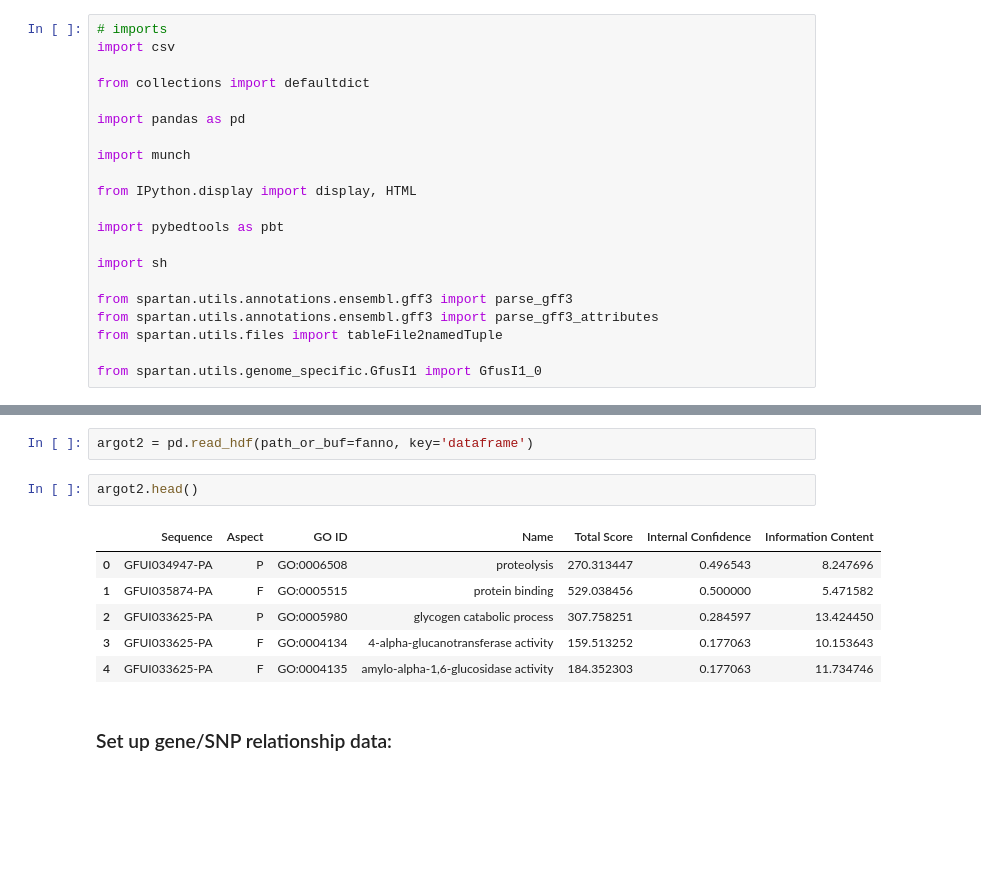
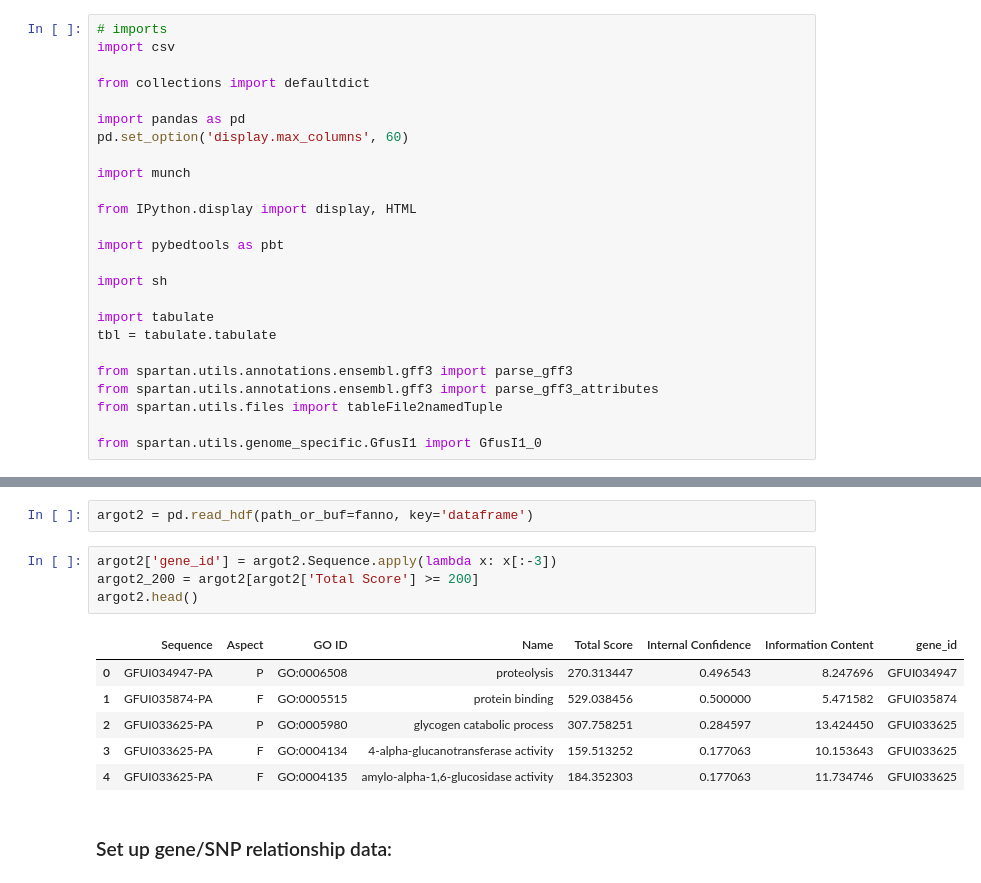
Before and after one commit to xguse/ipy_notebooks, a Jupyter notebook: YALE/ddrad58/2015-04-02_functional_annotation_table_generator_post_rerun.ipynb, the cells around one changed output, grey strips where cells are left out. Drawn from its saved outputs; the diff is of its cells as text; blank space fills up the shorter version.

```diff
--- a/YALE/ddrad58/2015-04-02_functional_annotation_table_generator_post_rerun.ipynb
+++ b/YALE/ddrad58/2015-04-02_functional_annotation_table_generator_post_rerun.ipynb
@@ -29,6 +31,7 @@ import csv
 from collections import defaultdict
 
 import pandas as pd
+pd.set_option('display.max_columns', 60)
 
 import munch
 
@@ -38,6 +41,9 @@ import pybedtools as pbt
 
 import sh
 
+import tabulate
+tbl = tabulate.tabulate
+
 from spartan.utils.annotations.ensembl.gff3 import parse_gff3
 from spartan.utils.annotations.ensembl.gff3 import parse_gff3_attributes
 from spartan.utils.files import tableFile2namedTuple
@@ -265,15 +271,17 @@ Top10_InfectionOverall_win1000 = Top10_InfectionOverall_win1000.moveto("{win_dir
 ### Set up annotation database:
 # %%
 argot2 = pd.read_hdf(path_or_buf=fanno, key='dataframe')
-# %%
-argot2.head()
-# %% [output]
-|  | Sequence | Aspect | GO ID | Name | Total Score | Internal Confidence | Information Content |
-| 0 | GFUI034947-PA | P | GO:0006508 | proteolysis | 270.313447 | 0.496543 | 8.247696 |
-| 1 | GFUI035874-PA | F | GO:0005515 | protein binding | 529.038456 | 0.500000 | 5.471582 |
-| 2 | GFUI033625-PA | P | GO:0005980 | glycogen catabolic process | 307.758251 | 0.284597 | 13.424450 |
-| 3 | GFUI033625-PA | F | GO:0004134 | 4-alpha-glucanotransferase activity | 159.513252 | 0.177063 | 10.153643 |
-| 4 | GFUI033625-PA | F | GO:0004135 | amylo-alpha-1,6-glucosidase activity | 184.352303 | 0.177063 | 11.734746 |
+# %%
+argot2['gene_id'] = argot2.Sequence.apply(lambda x: x[:-3])
+argot2_200 = argot2[argot2['Total Score'] >= 200]
+argot2.head()
+# %% [output]
+|  | Sequence | Aspect | GO ID | Name | Total Score | Internal Confidence | Information Content | gene_id |
+| 0 | GFUI034947-PA | P | GO:0006508 | proteolysis | 270.313447 | 0.496543 | 8.247696 | GFUI034947 |
+| 1 | GFUI035874-PA | F | GO:0005515 | protein binding | 529.038456 | 0.500000 | 5.471582 | GFUI035874 |
+| 2 | GFUI033625-PA | P | GO:0005980 | glycogen catabolic process | 307.758251 | 0.284597 | 13.424450 | GFUI033625 |
+| 3 | GFUI033625-PA | F | GO:0004134 | 4-alpha-glucanotransferase activity | 159.513252 | 0.177063 | 10.153643 | GFUI033625 |
+| 4 | GFUI033625-PA | F | GO:0004135 | amylo-alpha-1,6-glucosidase activity | 184.352303 | 0.177063 | 11.734746 | GFUI033625 |
 # %% [markdown]
 ### Set up gene/SNP relationship data:
 # %% [markdown]
```
Also changed, not shown: parts of 37 cells of this notebook.
